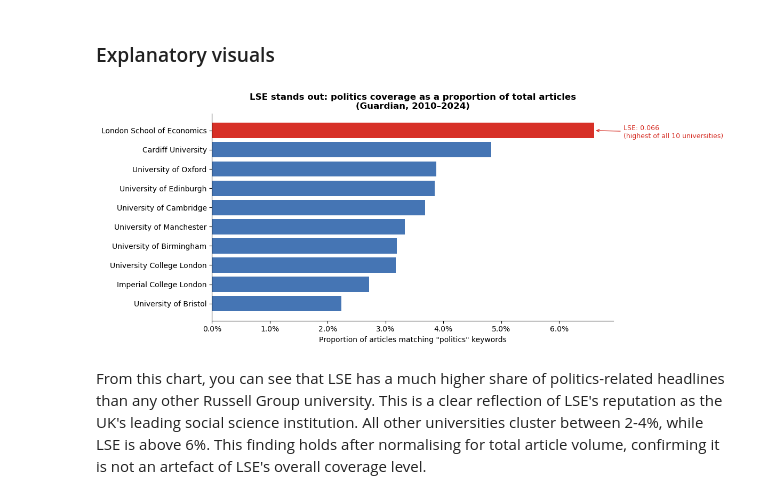
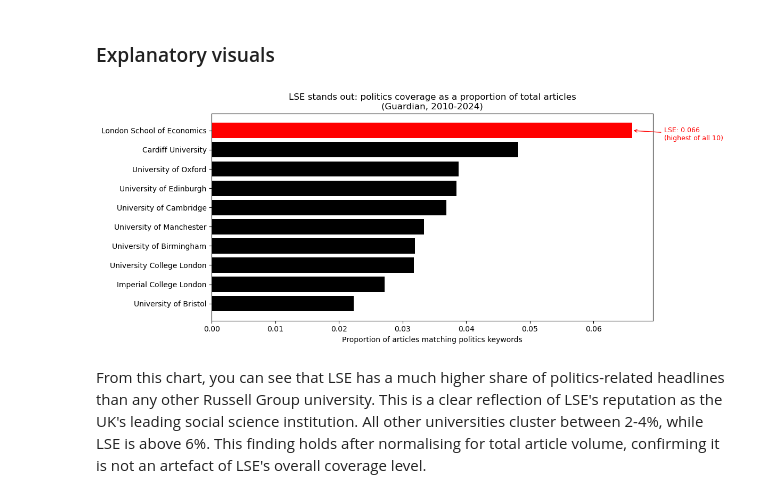
Before and after one commit to ruoxuannn/st115-guardian-project, a Jupyter notebook: shrinithi_themes.ipynb, the cells around one changed output. Saved outputs shown, nothing was run; the diff lists cells and outputs as text; code cells hidden in the pictures.

```diff
--- a/shrinithi_themes.ipynb
+++ b/shrinithi_themes.ipynb
@@ -268,33 +221,40 @@ Overall, the Guardian coverage reflects institutional identity - specialist univ
 One of our research questions is 'How does coverage spike around major UK events?'. From both the raw count heatmap and the normalised heatmap, a large proportion of articles for the majority of universities come under the covid theme. This shows that there is a significant spike in coverage during major events such as covid. However, for the 'strike' theme, there is not much difference. This could either mean there are not a lot of strikes at these universties or the Guardian chooses not to cover this theme.
 # %% [markdown]
 ### Explanatory visuals
-# %%
-#LSE's disproportional coverage in the 'politics' theme
-
-fig, ax = plt.subplots(figsize=(12, 5))
-
-politics_data = keyword_pivot_norm['politics'].sort_values(ascending=True)
-colours = ['#d73027' if uni == 'London School of Economics' else '#4575b4' for uni in politics_data.index]
-bars = ax.barh(politics_data.index, politics_data.values, color=colours)
-
-lse_val = politics_data['London School of Economics']
-ax.annotate(
-    f'LSE: {lse_val:.3f}\n(highest of all 10 universities)',
-    xy=(lse_val, politics_data.index.tolist().index('London School of Economics')),
-    xytext=(lse_val + 0.005, politics_data.index.tolist().index('London School of Economics') - 0.4),
-    fontsize=9,
-    color='#d73027',
-    arrowprops=dict(arrowstyle='->', color='#d73027')
-)
-
-ax.set_xlabel('Proportion of articles matching "politics" keywords')
-ax.set_title('LSE stands out: politics coverage as a proportion of total articles\n(Guardian, 2010–2024)', fontweight='bold')
-ax.xaxis.set_major_formatter(mticker.PercentFormatter(xmax=1, decimals=1))
-sns.despine()
-plt.tight_layout()
-plt.show()
-# %% [output]
-[figure, removed]
+# %%
+#explanatory plot: LSE's disproportional coverage in politics theme
+fig, ax = plt.subplots(figsize=(12, 5))
+
+politics_data = keyword_pivot_norm['politics'].sort_values(ascending=True)
+
+#highlight LSE in red
+colours = []
+for uni in politics_data.index:
+    if uni == 'London School of Economics':
+        colours.append('red')
+    else:
+        colours.append('black')
+
+ax.barh(politics_data.index, politics_data.values, color=colours)
+
+#annotate LSE bar
+lse_val = politics_data['London School of Economics']
+lse_pos = list(politics_data.index).index('London School of Economics')
+ax.annotate(
+    f'LSE: {lse_val:.3f}\n(highest of all 10)',
+    xy=(lse_val, lse_pos),
+    xytext=(lse_val + 0.005, lse_pos - 0.5),
+    fontsize=9,
+    color='red',
+    arrowprops=dict(arrowstyle='->', color='red')
+)
+
+ax.set_xlabel('Proportion of articles matching politics keywords')
+ax.set_title('LSE stands out: politics coverage as a proportion of total articles\n(Guardian, 2010-2024)')
+plt.tight_layout()
+plt.show()
+# %% [output]
+[figure, added]
 # %% [markdown]
 From this chart, you can see that LSE has a much higher share of politics-related headlines than any other Russell Group university. This is a clear reflection of LSE's reputation as the UK's leading social science institution. All other universities cluster between 2-4%, while LSE is above 6%. This finding holds after normalising for total article volume, confirming it is not an artefact of LSE's overall coverage level.
 # %% [markdown]
```
Also changed, not shown: parts of 6 cells of this notebook.
